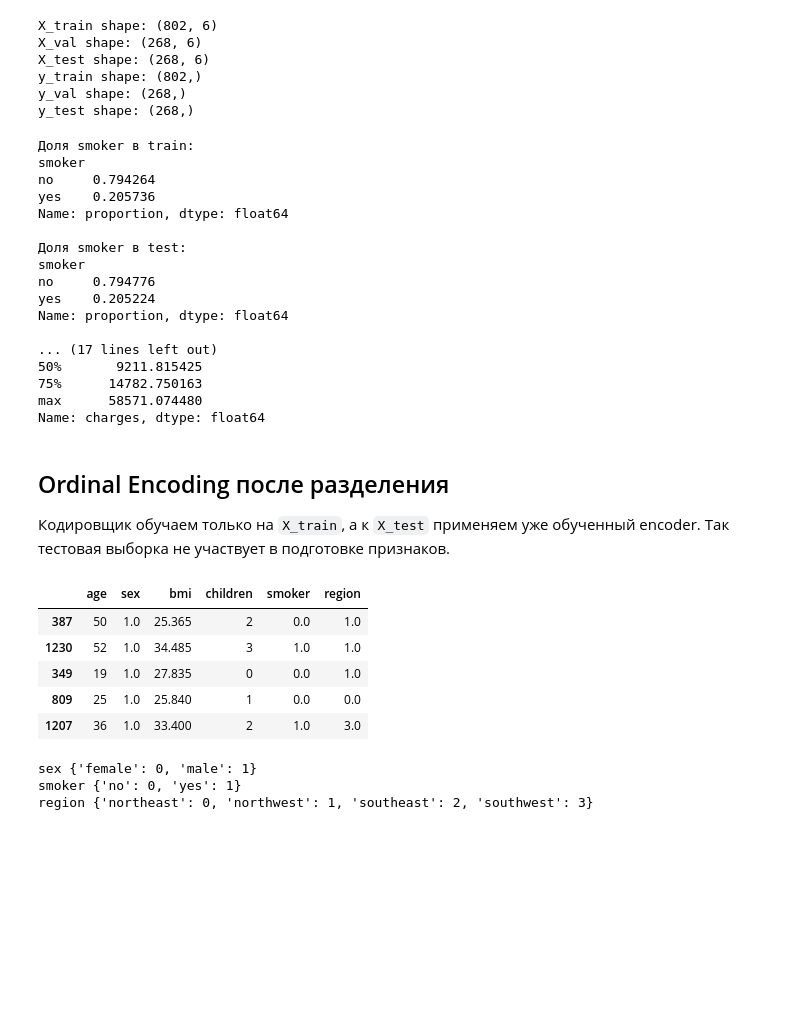
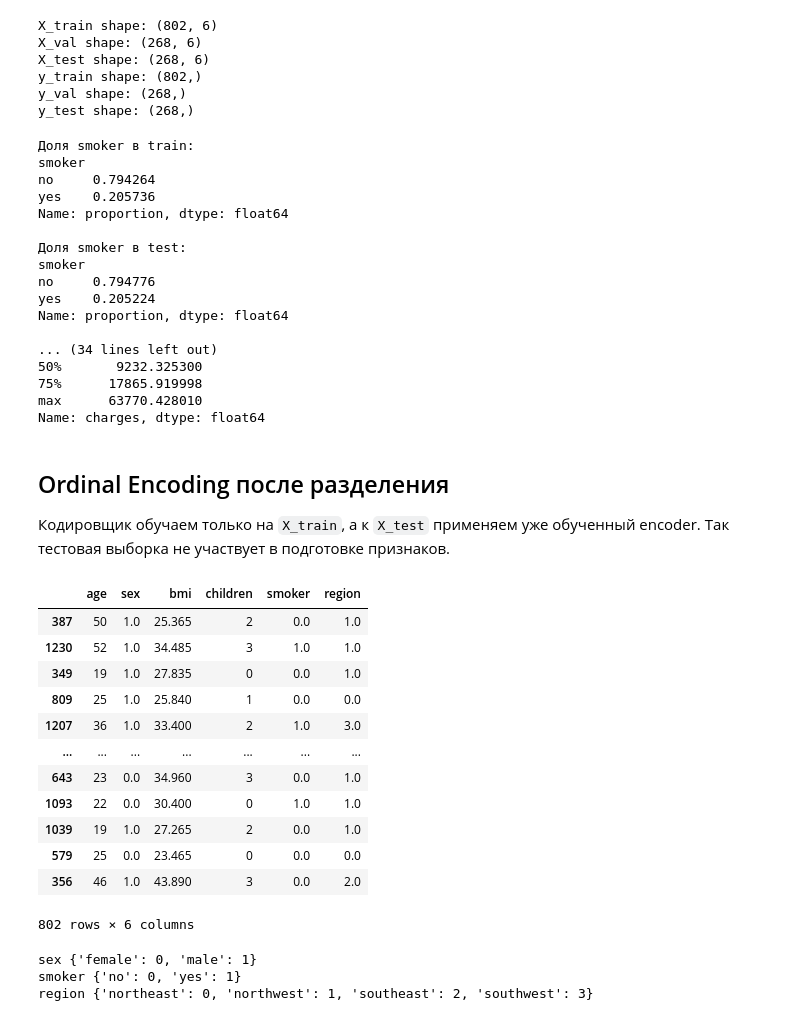
Before and after one commit to elena-kornaeva/Practice_DecisionTreeRegressor, a Jupyter notebook: notebooks/01_EDA.ipynb, the cells around one changed output. Cells and saved outputs as stored; diff of their text form; code cells hidden in the pictures; blank space fills up the shorter version.

```diff
--- a/notebooks/01_EDA.ipynb
+++ b/notebooks/01_EDA.ipynb
@@ -206,11 +206,17 @@ print(X_train['smoker'].value_counts(normalize=True))
 print('\nДоля smoker в test:')
 print(X_test['smoker'].value_counts(normalize=True))
 
+print('\nДоля smoker в validation:')
+print(X_val['smoker'].value_counts(normalize=True))
+
 print('\nОписание charges в train:')
 print(y_train.describe())
 
 print('\nОписание charges в test:')
 print(y_test.describe())
+
+print('\nОписание charges в validation:')
+print(y_val.describe())
 # %% [output]
 Доля smoker в train:
 smoker
@@ -224,10 +230,10 @@ no     0.794776
 yes    0.205224
 Name: proportion, dtype: float64
 
-... (17 lines left out)
-50%       9211.815425
-75%      14782.750163
-max      58571.074480
+... (34 lines left out)
+50%       9232.325300
+75%      17865.919998
+max      63770.428010
 Name: charges, dtype: float64
 # %% [markdown]
 ## Ordinal Encoding после разделения
@@ -236,25 +242,32 @@ Name: charges, dtype: float64
 # %%
 from sklearn.preprocessing import OrdinalEncoder
 categorical_cols = ['sex', 'smoker', 'region']
 
 encoder = OrdinalEncoder(handle_unknown='use_encoded_value', unknown_value=-1)
 
 X_train_encoded = X_train.copy()
 X_val_encoded = X_val.copy()
 X_test_encoded = X_test.copy()
 
 X_train_encoded[categorical_cols] = encoder.fit_transform(X_train[categorical_cols])
 X_val_encoded[categorical_cols] = encoder.transform(X_val[categorical_cols])
 X_test_encoded[categorical_cols] = encoder.transform(X_test[categorical_cols])
 
-X_train_encoded.head()
+X_train_encoded
 # %% [output]
 |  | age | sex | bmi | children | smoker | region |
 | 387 | 50 | 1.0 | 25.365 | 2 | 0.0 | 1.0 |
 | 1230 | 52 | 1.0 | 34.485 | 3 | 1.0 | 1.0 |
 | 349 | 19 | 1.0 | 27.835 | 0 | 0.0 | 1.0 |
 | 809 | 25 | 1.0 | 25.840 | 1 | 0.0 | 0.0 |
 | 1207 | 36 | 1.0 | 33.400 | 2 | 1.0 | 3.0 |
+| ... | ... | ... | ... | ... | ... | ... |
+| 643 | 23 | 0.0 | 34.960 | 3 | 0.0 | 1.0 |
+| 1093 | 22 | 0.0 | 30.400 | 0 | 1.0 | 1.0 |
+| 1039 | 19 | 1.0 | 27.265 | 2 | 0.0 | 1.0 |
+| 579 | 25 | 0.0 | 23.465 | 0 | 0.0 | 0.0 |
+| 356 | 46 | 1.0 | 43.890 | 3 | 0.0 | 2.0 |
+802 rows × 6 columns
 # %%
 for col, categories in zip(categorical_cols, encoder.categories_):
     print(col, dict(zip(categories, range(len(categories)))))
```
Also changed, not shown: parts of 2 cells of this notebook.
